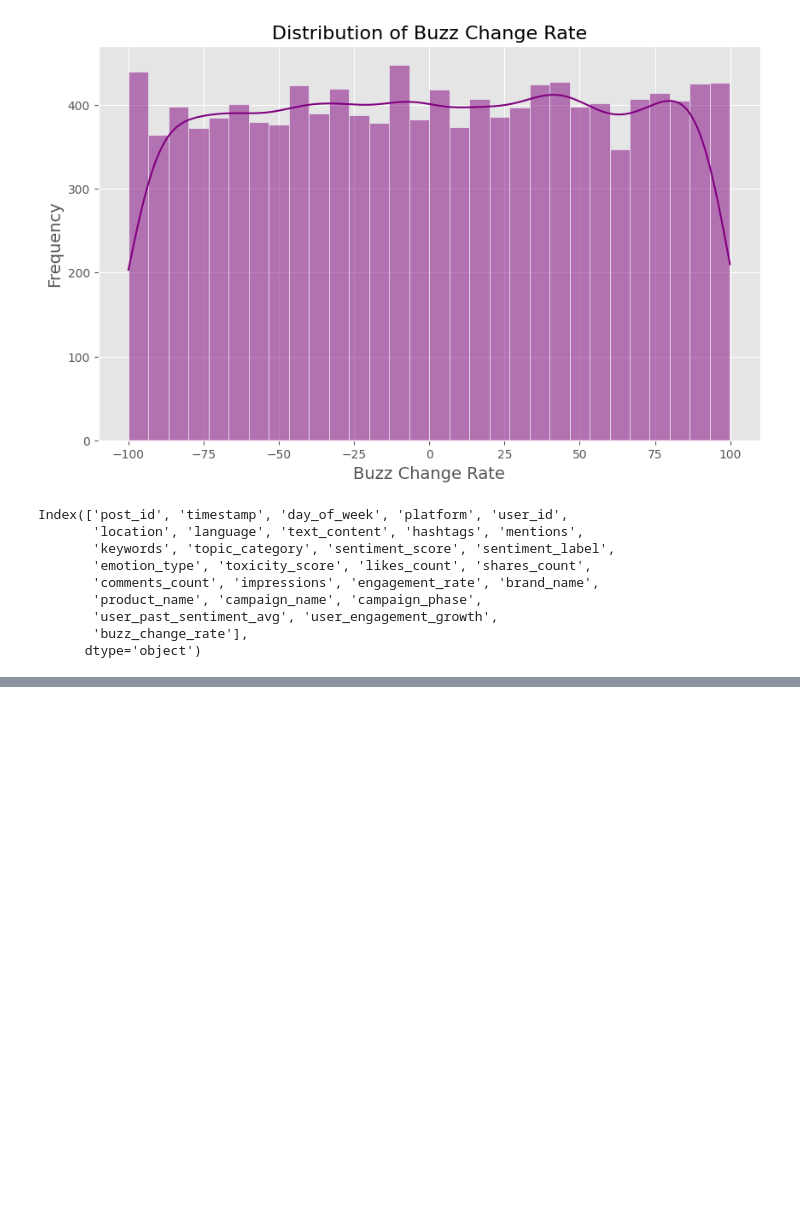
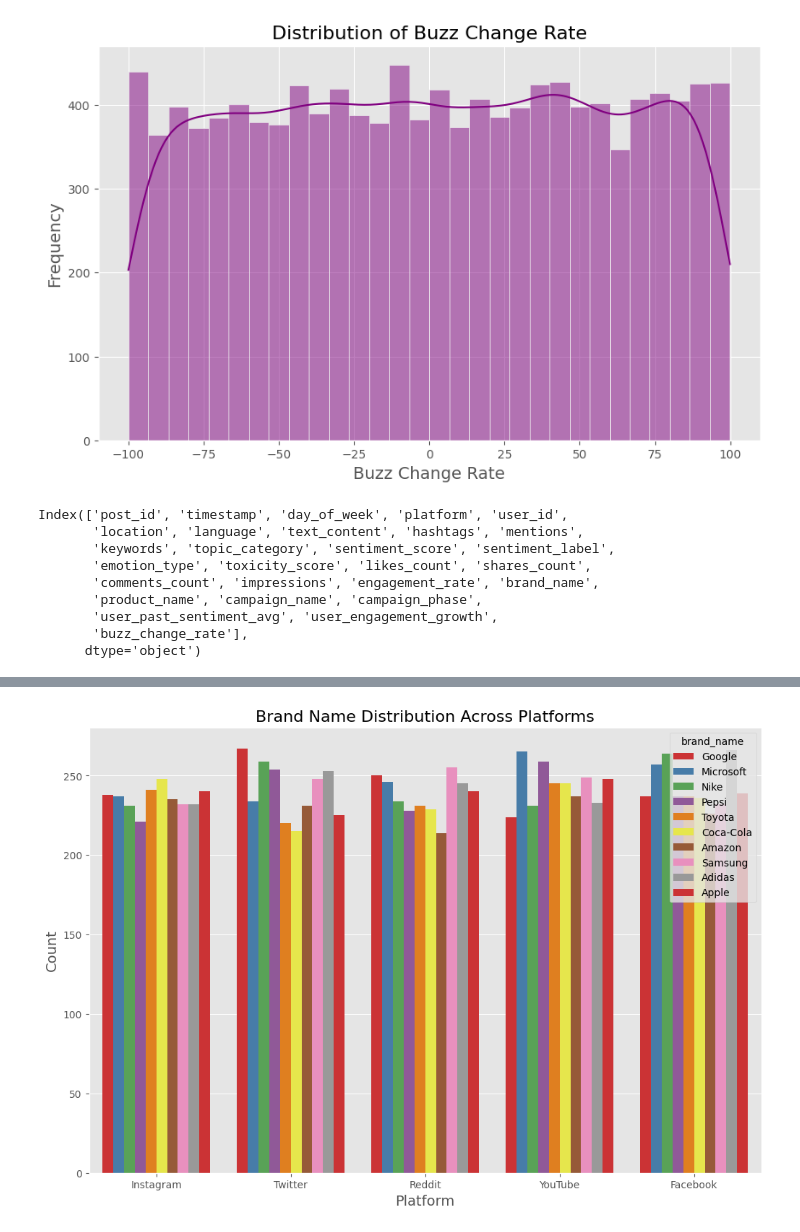
Before and after one commit to misbahkhattak718-pixel/Mentorship-Program--Devsil, a Jupyter notebook: Weekly Mini Projects/Week 9/ADVANCED SOCIAL MEDIA _ENGAGEMENT_PREDICTION.ipynb, the cells around one changed output, grey strips where cells are left out. Drawn from its saved outputs; the diff is of its cells as text; code cells hidden in the pictures; blank space fills up the shorter version.

```diff
--- a/Weekly Mini Projects/Week 9/ADVANCED SOCIAL MEDIA _ENGAGEMENT_PREDICTION.ipynb
+++ b/Weekly Mini Projects/Week 9/ADVANCED SOCIAL MEDIA _ENGAGEMENT_PREDICTION.ipynb
@@ -670,0 +712,12 @@ Index(['post_id', 'timestamp', 'day_of_week', 'platform', 'user_id',
+# %%
+# visualize those brand names with the more used the social media platforms and the x label is Platform and the y label is Brand Name and the hue is Brand Name
+plt.figure(figsize=(12, 8))
+sns.countplot(x='platform', hue='brand_name', data=df, palette='Set1')
+# Set the title and labels
+plt.title('Brand Name Distribution Across Platforms', fontsize=16)
+plt.xlabel('Platform', fontsize=14)
+plt.ylabel('Count', fontsize=14)
+# Show the plot
+plt.show()
+# %% [output]
+[figure, added]
```
Also changed, not shown: parts of 5 cells of this notebook.
